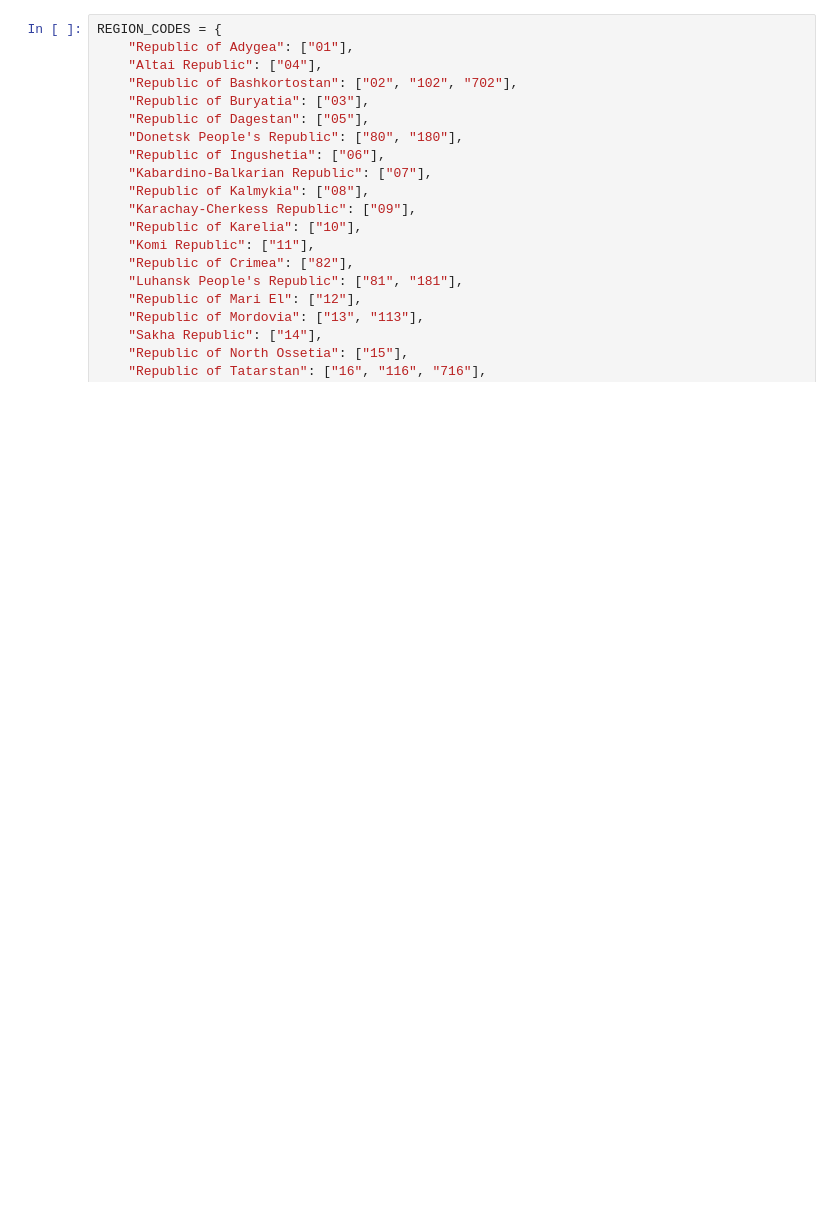
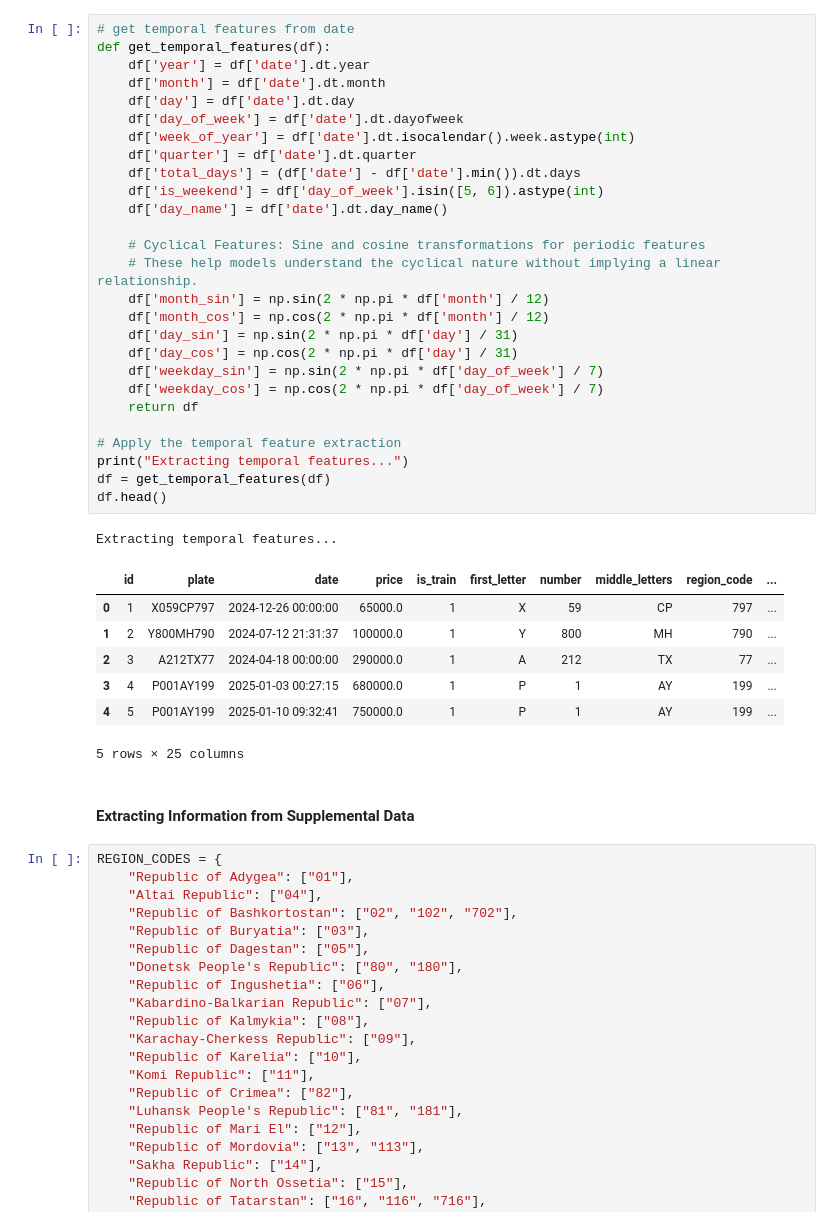
Before and after one commit to theadityamittal/russian-car-plates, a Jupyter notebook: data_exploration.ipynb, the cells around one changed output. Saved outputs shown, nothing was run; the diff lists cells and outputs as text; blank space fills up the shorter version.

```diff
--- a/data_exploration.ipynb
+++ b/data_exploration.ipynb
@@ -40,3 +70,41 @@ Train date range: 2021-02-01 00:00:00 to 2025-02-01 00:00:00
+# %%
+# get temporal features from date
+def get_temporal_features(df):
+    df['year'] = df['date'].dt.year
+    df['month'] = df['date'].dt.month
+    df['day'] = df['date'].dt.day
+    df['day_of_week'] = df['date'].dt.dayofweek
+    df['week_of_year'] = df['date'].dt.isocalendar().week.astype(int)
+    df['quarter'] = df['date'].dt.quarter
+    df['total_days'] = (df['date'] - df['date'].min()).dt.days
+    df['is_weekend'] = df['day_of_week'].isin([5, 6]).astype(int)
+    df['day_name'] = df['date'].dt.day_name()
+
+    # Cyclical Features: Sine and cosine transformations for periodic features
+    # These help models understand the cyclical nature without implying a linear relationship.
+    df['month_sin'] = np.sin(2 * np.pi * df['month'] / 12)
+    df['month_cos'] = np.cos(2 * np.pi * df['month'] / 12)
+    df['day_sin'] = np.sin(2 * np.pi * df['day'] / 31)
+    df['day_cos'] = np.cos(2 * np.pi * df['day'] / 31)
+    df['weekday_sin'] = np.sin(2 * np.pi * df['day_of_week'] / 7)
+    df['weekday_cos'] = np.cos(2 * np.pi * df['day_of_week'] / 7)
+    return df
+
+# Apply the temporal feature extraction
+print("Extracting temporal features...")
+df = get_temporal_features(df)
+df.head()
+# %% [output]
+Extracting temporal features...
+|  | id | plate | date | price | is_train | first_letter | number | middle_letters | region_code | ... |
+| 0 | 1 | X059CP797 | 2024-12-26 00:00:00 | 65000.0 | 1 | X | 59 | CP | 797 | ... |
+| 1 | 2 | Y800MH790 | 2024-07-12 21:31:37 | 100000.0 | 1 | Y | 800 | MH | 790 | ... |
+| 2 | 3 | A212TX77 | 2024-04-18 00:00:00 | 290000.0 | 1 | A | 212 | TX | 77 | ... |
+| 3 | 4 | P001AY199 | 2025-01-03 00:27:15 | 680000.0 | 1 | P | 1 | AY | 199 | ... |
+| 4 | 5 | P001AY199 | 2025-01-10 09:32:41 | 750000.0 | 1 | P | 1 | AY | 199 | ... |
+5 rows × 25 columns
+# %% [markdown]
+#### Extracting Information from Supplemental Data
 # %%
 REGION_CODES = {
     "Republic of Adygea": ["01"],
```
Also changed, not shown: parts of 35 cells of this notebook, 2 other files.
